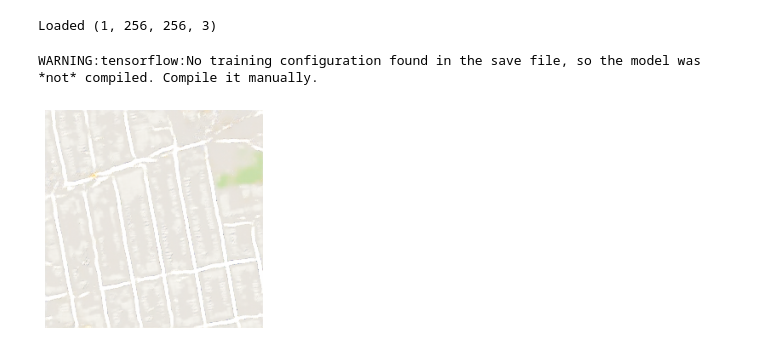
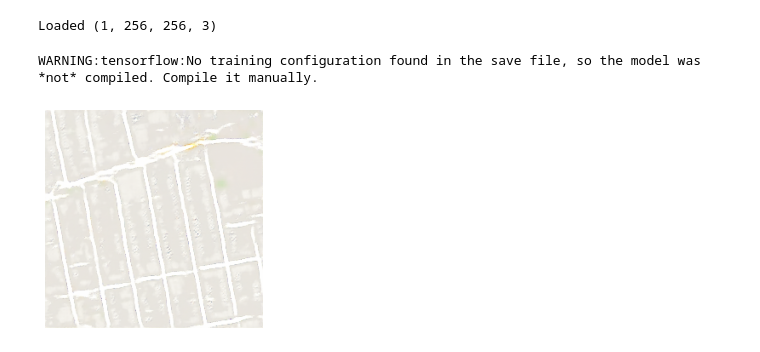
Before and after one commit to MDBcode/SU_projekt_RuntimeTerror, a Jupyter notebook: models/pix2pix.ipynb, the cells around one changed output. Saved outputs shown, nothing was run; the diff lists cells and outputs as text; code cells hidden in the pictures.

Commit message:
spajanje cgan modela s aplikacijom + refactoring + requirements.txt

```diff
--- a/models/pix2pix.ipynb
+++ b/models/pix2pix.ipynb
@@ -294,23 +381,23 @@ def load_image(filename):
 	pixels = expand_dims(pixels, 0)
 	return pixels
 # %%
-src_image = load_image('/content/drive/MyDrive/Strojno_projekt/dataset/1a.jpg')
+src_image = load_image('/content/drive/MyDrive/Strojno_projekt/dataset/inputs_pix2pix/1a.jpg')
 print('Loaded', src_image.shape)
 # %% [output]
 Loaded (1, 256, 256, 3)
 # %%
 from keras.models import load_model
 
 # load model
-model = load_model('/content/drive/MyDrive/Strojno_projekt/models/model_054800.h5')
+model = load_model('/content/drive/MyDrive/Strojno_projekt/models/pix2pix_saved_models/model_054800.h5')
 # generate image from source
 gen_image = model.predict(src_image)
 # scale from [-1,1] to [0,1]
 gen_image = (gen_image + 1) / 2.0
 # plot the image
 pyplot.imshow(gen_image[0])
 pyplot.axis('off')
 pyplot.show()
 # %% [output]
 WARNING:tensorflow:No training configuration found in the save file, so the model was *not* compiled. Compile it manually.
-[figure, old version]
+[figure, new version]
```
Also changed, not shown: parts of 12 cells of this notebook, 12 other files.
